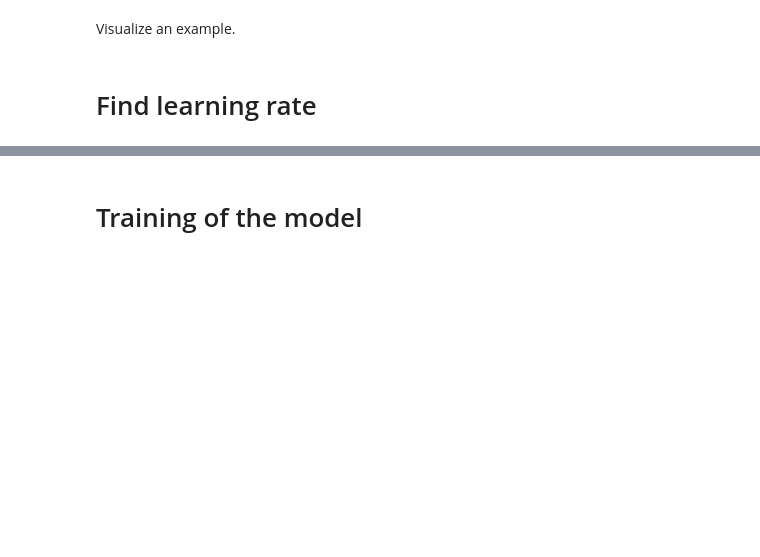
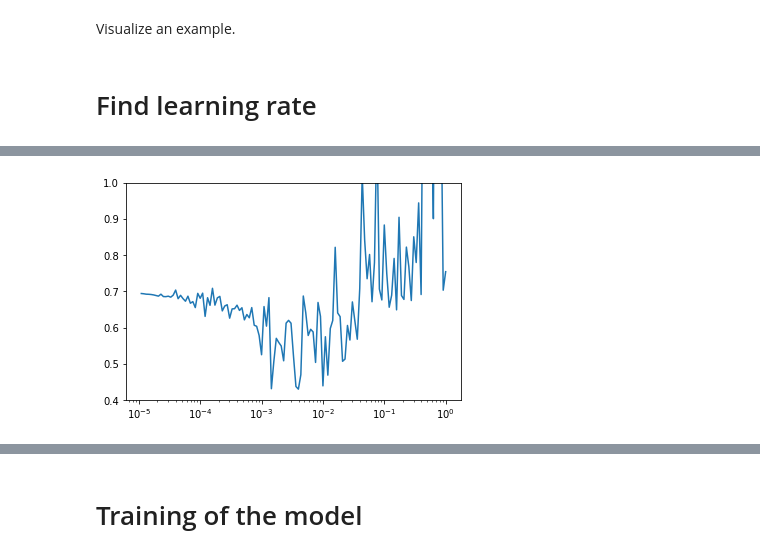
Before and after one commit to maxencemayrand/beat-tracking, a Jupyter notebook: model.ipynb, the cells around one changed output, grey strips where cells are left out. Saved outputs shown, nothing was run; the diff lists cells and outputs as text; code cells hidden in the pictures; blank space fills up the shorter version.

```diff
--- a/model.ipynb
+++ b/model.ipynb
@@ -35,7 +37,7 @@ class BeatTracker(nn.Module):
 
         self.loss_function = nn.NLLLoss()
 
-        self.lr = 0.001
+        self.lr = 0.003
         self.optimizer = optim.Adam(self.parameters(), lr=self.lr)
 
     def forward(self, spec):
@@ -175,5 +177,6 @@ showdata(spec, onsets, isbeat, beats, duration=10)
 # %% [markdown]
 # Find learning rate
 # %%
-model = BeatTracker()
+model = BeatTracker(hidden_size=256, num_layers=3)
 model.to(device)
+print_params(model)
@@ -180,8 +201,8 @@ model.to(device)
 # %%
-dataset = GTZAN(style='disco', idxs=20, transform=totensor)
-dataloader = DataLoader(dataset, batch_size=2, shuffle=True)
+dataset = GTZAN(transform=totensor)
+dataloader = DataLoader(dataset, batch_size=8, shuffle=True)
 n_mb = len(dataloader) # number of minibatches
-lr = (10. ** -np.arange(0, 10, 10 / n_mb))[::-1]
+lr = (10. ** -np.arange(0, 5, 5 / n_mb))[::-1]
 # %%
 losses = np.zeros(n_mb)
 for i, (specs, onsets, isbeat) in enumerate(dataloader):
@@ -192,2 +231,5 @@ for i, (specs, onsets, isbeat) in enumerate(dataloader):
 # %%
+plt.ylim(0.4, 1)
 plt.semilogx(lr, losses);
+# %% [output]
+[figure, added]
```
Also changed, not shown: parts of 13 cells of this notebook.
